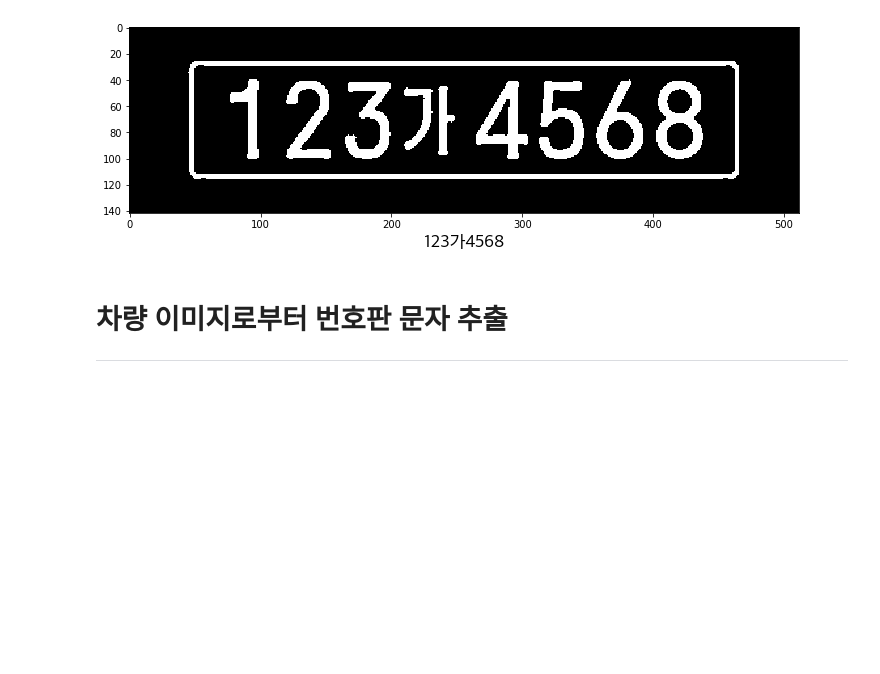
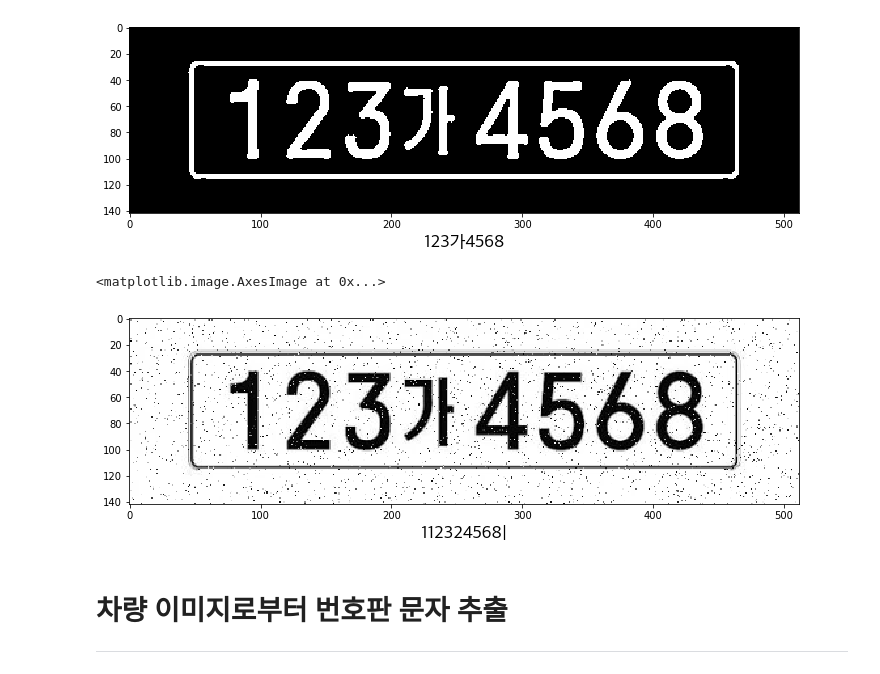
Before and after one commit to hepheir/2020_Study-Notitle, a Jupyter notebook: 2020-05-21_.ipynb, the cells around one changed output. Drawn from its saved outputs; the diff is of its cells as text; code cells hidden in the pictures; blank space fills up the shorter version.

```diff
--- a/2020-05-21_.ipynb
+++ b/2020-05-21_.ipynb
@@ -188,6 +188,48 @@ plt.imshow(image, cmap='gray')
 # %% [output]
 <matplotlib.image.AxesImage at 0x...>
 [figure]
+# %%
+import numpy as np
+import cv2
+from matplotlib import pyplot as plt
+import pytesseract
+
+IMAGE_PATH = 'res/data/자동차_번호판_인식/자동차 번호판.jpeg'
+KOREAN_FONT_PATH = '/System/Library/Fonts/AppleSDGothicNeo.ttc'
+
+# --------------------------------
+# 한글 결과를 출력하기 위한 폰트 설정
+# --------------------------------
+
+import matplotlib.font_manager as fm
+font = fm.FontProperties(fname=KOREAN_FONT_PATH, size=18)
+
+# --------------------------------
+# 이미지 전처리
+# --------------------------------
+frame = cv2.imread(IMAGE_PATH)
+
+frame_gray = cv2.cvtColor(frame, cv2.COLOR_BGR2GRAY)
+
+noise = 4000
+h,w = frame.shape[:2]
+for n in range(noise):
+    r = np.random.random_integers(255)
+    x = np.random.random_integers(w-1)
+    y = np.random.random_integers(h-1)
+    frame_gray[y,x] = r
+# --------------------------------
+# 결과 출력
+# --------------------------------
+image = frame_gray
+letters = pytesseract.image_to_string(image, lang='kor')
+
+plt.figure(figsize=(12,10))
+plt.xlabel(letters, fontproperties=font)
+plt.imshow(image, cmap='gray')
+# %% [output]
+<matplotlib.image.AxesImage at 0x...>
+[figure, added]
 # %% [markdown]
 # 차량 이미지로부터 번호판 문자 추출
 ---
```
Also changed, not shown: parts of 1 cell of this notebook, 1 other file.
